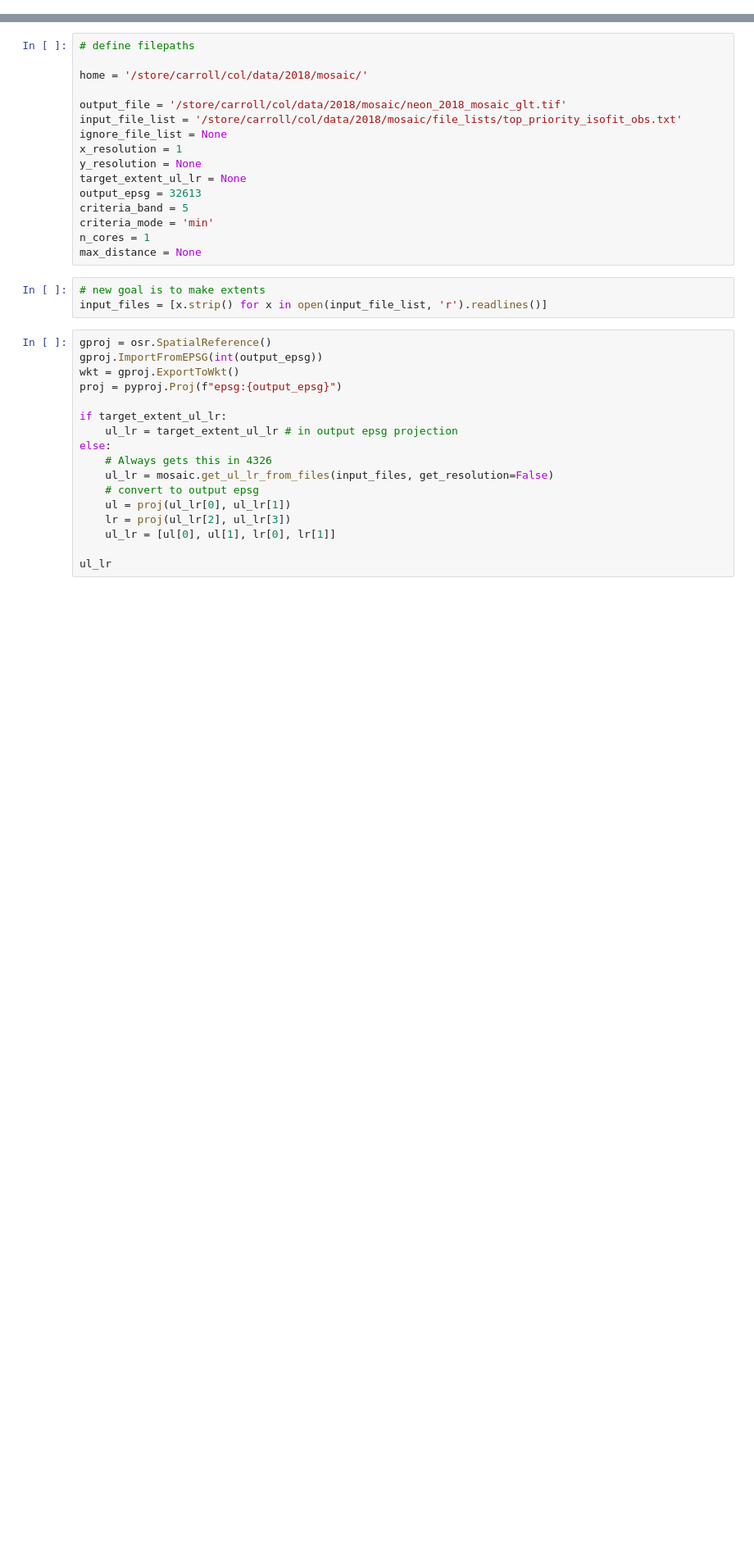
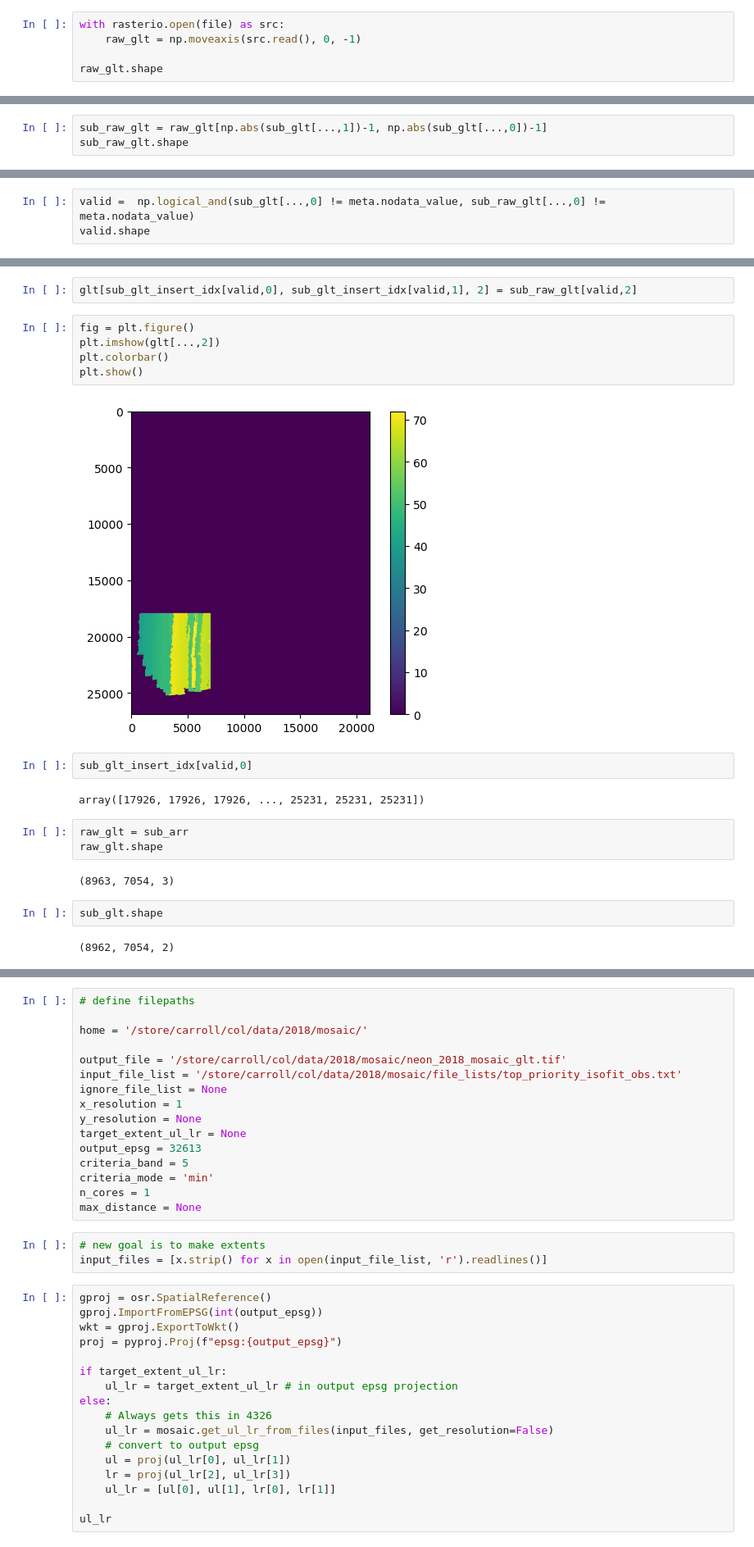
Before and after one commit to erin-carroll/chess-isofit, a Jupyter notebook: 2018/3c/3_mosaic/debug_mosaicking.ipynb, the cells around one changed output, grey strips where cells are left out. Shown at 82% size. Saved outputs shown, nothing was run; the diff lists cells and outputs as text; blank space fills up the shorter version.

```diff
--- a/2018/3c/3_mosaic/debug_mosaicking.ipynb
+++ b/2018/3c/3_mosaic/debug_mosaicking.ipynb
@@ -23,0 +128,5 @@ osr.UseExceptions()
+# %%
+with rasterio.open(file) as src:
+    raw_glt = np.moveaxis(src.read(), 0, -1)
+
+raw_glt.shape
@@ -23,0 +135,3 @@ osr.UseExceptions()
+# %%
+sub_raw_glt = raw_glt[np.abs(sub_glt[...,1])-1, np.abs(sub_glt[...,0])-1]
+sub_raw_glt.shape
@@ -23,0 +140,3 @@ osr.UseExceptions()
+# %%
+valid =  np.logical_and(sub_glt[...,0] != meta.nodata_value, sub_raw_glt[...,0] != meta.nodata_value)
+valid.shape
@@ -23,0 +152,22 @@ osr.UseExceptions()
+# %%
+glt[sub_glt_insert_idx[valid,0], sub_glt_insert_idx[valid,1], 2] = sub_raw_glt[valid,2]
+# %%
+fig = plt.figure()
+plt.imshow(glt[...,2])
+plt.colorbar()
+plt.show()
+# %% [output]
+[figure, added]
+# %%
+sub_glt_insert_idx[valid,0]
+# %% [output]
+array([17926, 17926, 17926, ..., 25231, 25231, 25231])
+# %%
+raw_glt = sub_arr
+raw_glt.shape
+# %% [output]
+(8963, 7054, 3)
+# %%
+sub_glt.shape
+# %% [output]
+(8962, 7054, 2)
```
Also changed, not shown: parts of 74 cells of this notebook, 19 other files.
